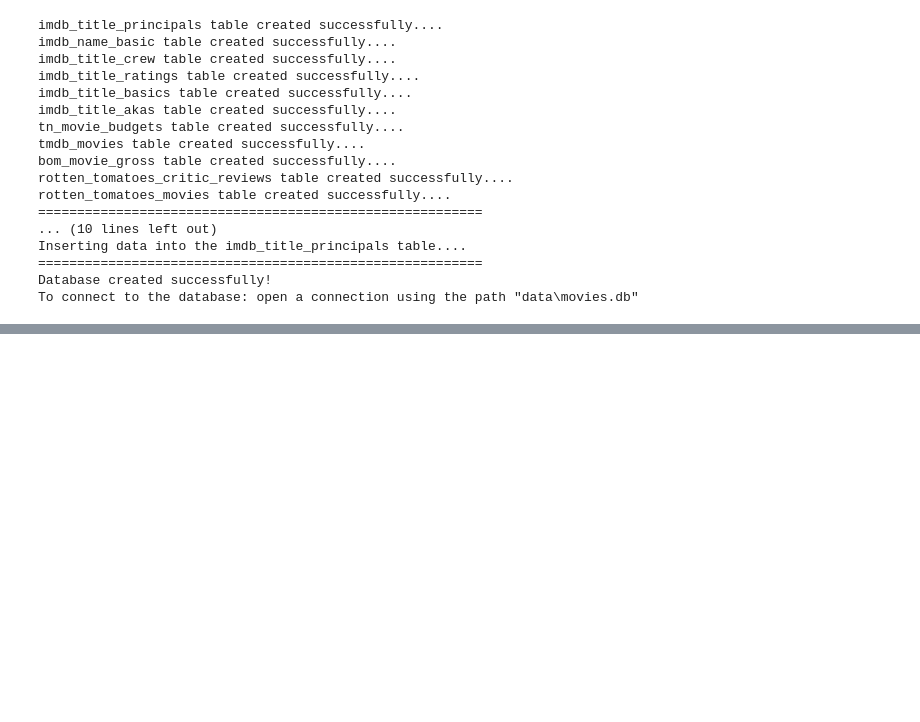
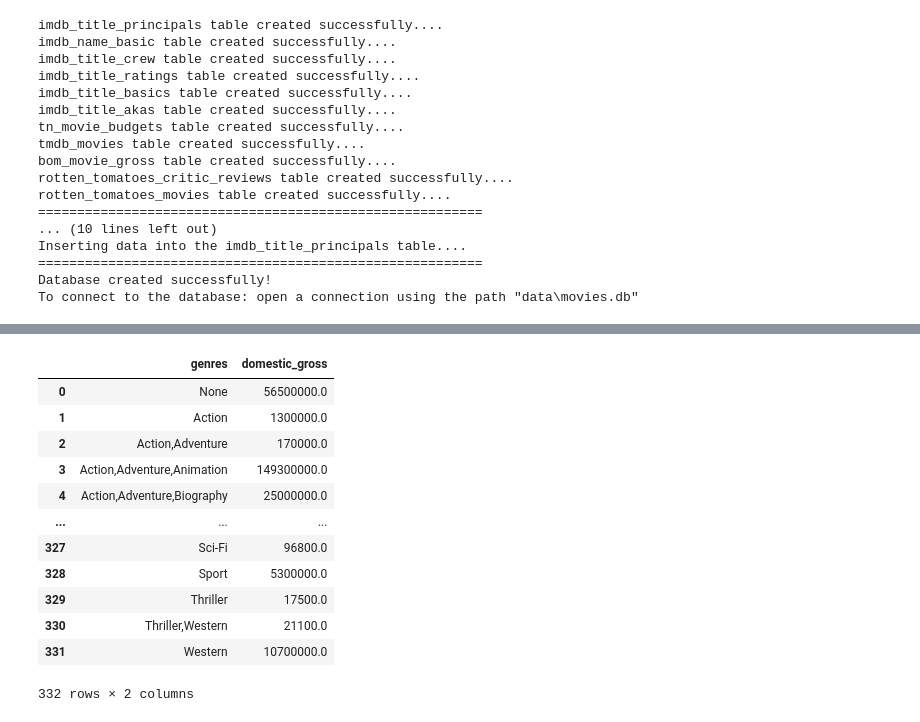
Before and after one commit to krvosen/microsoft_movie_analysis, a Jupyter notebook: create_sql_database.ipynb, the cells around one changed output, grey strips where cells are left out. Saved outputs shown, nothing was run; the diff lists cells and outputs as text; code cells hidden in the pictures; blank space fills up the shorter version.

```diff
--- a/create_sql_database.ipynb
+++ b/create_sql_database.ipynb
@@ -54,0 +83,22 @@ movie_title.head()
+# %%
+movie_title2 = pd.read_sql('''SELECT genres, domestic_gross
+                              FROM imdb_title_basics
+                              JOIN bom_movie_gross
+                              ON primary_title=bom_movie_gross.title
+                              GROUP BY genres
+                              ''',conn)
+movie_title2
+# %% [output]
+|  | genres | domestic_gross |
+| 0 | None | 56500000.0 |
+| 1 | Action | 1300000.0 |
+| 2 | Action,Adventure | 170000.0 |
+| 3 | Action,Adventure,Animation | 149300000.0 |
+| 4 | Action,Adventure,Biography | 25000000.0 |
+| ... | ... | ... |
+| 327 | Sci-Fi | 96800.0 |
+| 328 | Sport | 5300000.0 |
+| 329 | Thriller | 17500.0 |
+| 330 | Thriller,Western | 21100.0 |
+| 331 | Western | 10700000.0 |
+332 rows × 2 columns
```
Also changed, not shown: parts of 4 cells of this notebook.
